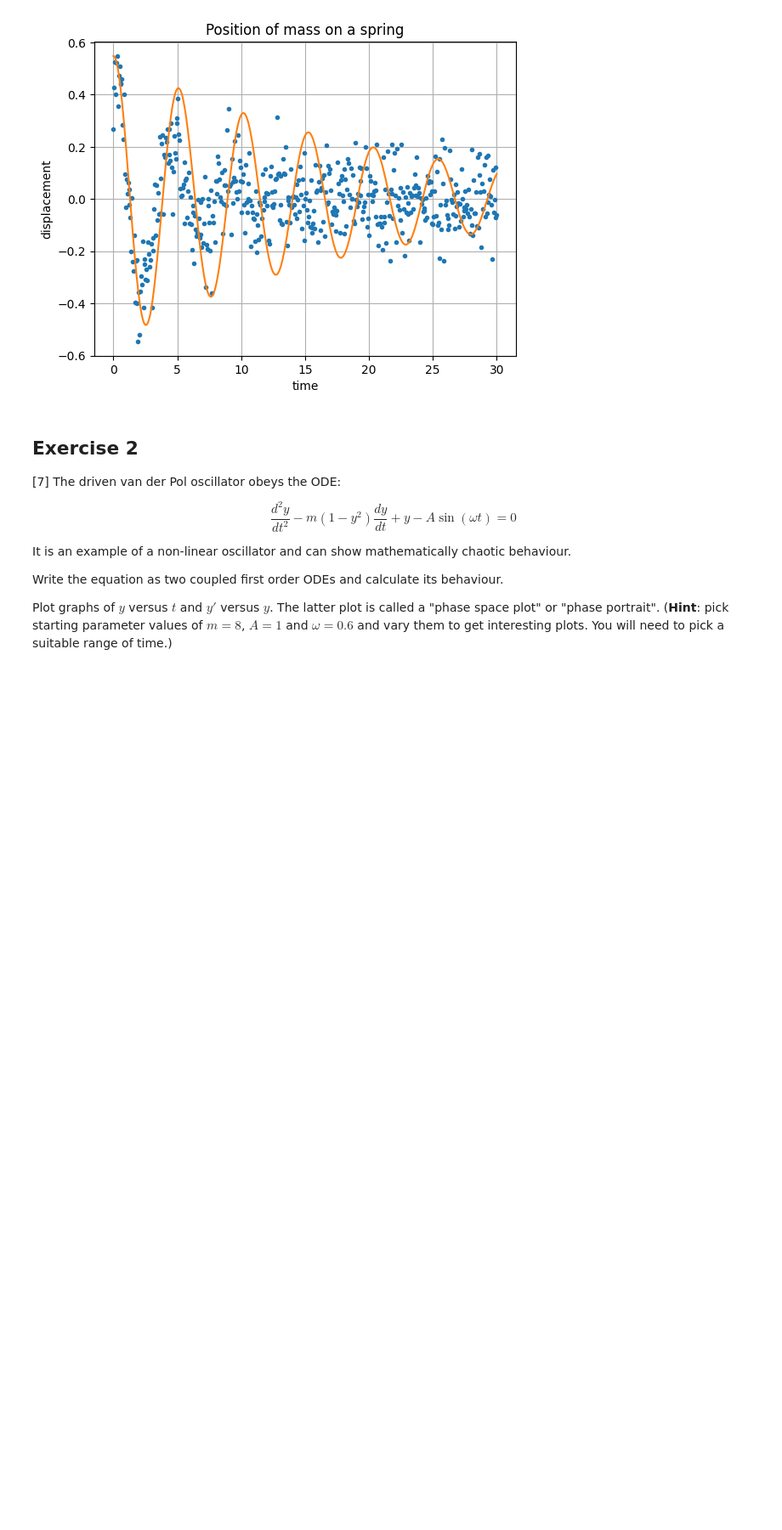
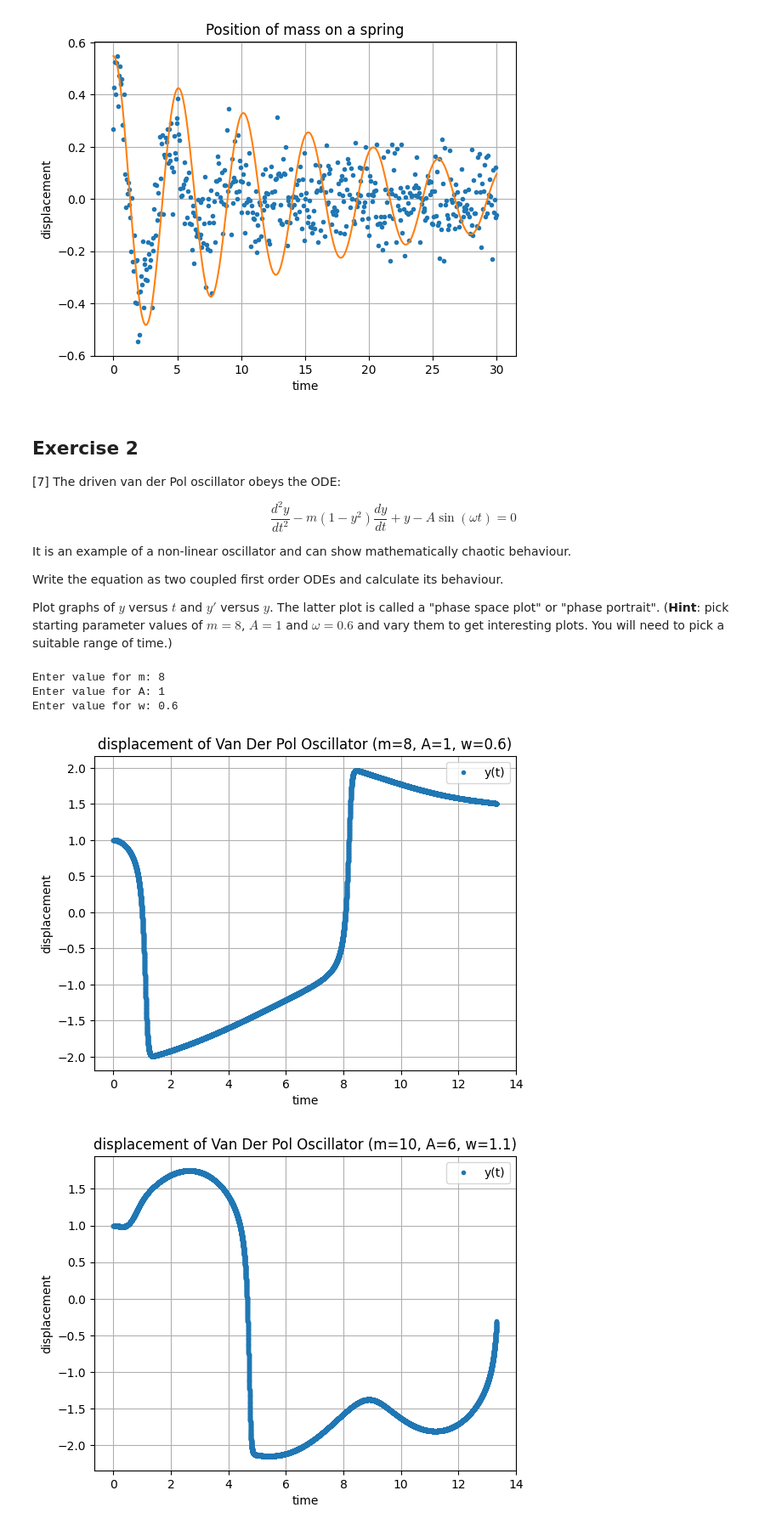
Before and after one commit to PX2145-2025/week-8-b-Brega-Harley, a Jupyter notebook: ODEs.ipynb, the cells around one changed output. Shown at 85% size. Cells and saved outputs as stored; diff of their text form; code cells hidden in the pictures; blank space fills up the shorter version.

```diff
--- a/ODEs.ipynb
+++ b/ODEs.ipynb
@@ -432,3 +432,56 @@ Write the equation as two coupled first order ODEs and calculate its behaviour.
 
 Plot graphs of $y$ versus $t$ and $y'$ versus $y$. The latter plot is called a "phase space plot" or "phase portrait".
 (**Hint**: pick starting parameter values of $m = 8$, $A = 1$ and $\omega = 0.6$ and vary them to get interesting plots. You will need to pick a suitable range of time.)
+# %%
+npts = 20000
+m_str = input("Enter value for m: ")
+A_str = input("Enter value for A: ")
+w_str = input("Enter value for w: ")
+m = float(m_str)
+A = float(A_str)
+w = float(w_str)
+tmax = A*m/w
+
+t = np.linspace(0.0, tmax, npts)
+
+t[0] = 0.0
+
+def f6(y,t,m,A,w):
+  return [y[1],(m*(1-(y[0])**2)*y[1])-y[0] +(A*np.sin(w*t))] #using the formula from the question
+
+y_initial2=np.array([1,0])
+y_odeint1 = odeint(f6, y_initial2, t,args=(m,A,w))
+
+plt.plot(t, y_odeint1[:,0],'.',label='y(t)')
+plt.xlabel('time')
+plt.ylabel('displacement')
+plt.title('displacement of Van Der Pol Oscillator (m=8, A=1, w=0.6)')
+plt.legend()
+plt.grid()
+plt.show()
+
+y_odeint2 = odeint(f6, y_initial2, t,args=(m+2,A+5,w+0.5))
+
+plt.plot(t, y_odeint2[:,0],'.',label='y(t)') #plotting only the first column as we want x, not x'
+plt.xlabel('time')
+plt.ylabel('displacement')
+plt.title('displacement of Van Der Pol Oscillator (m=10, A=6, w=1.1)')
+plt.legend()
+plt.grid()
+plt.show()
+
+y_odeint3 = odeint(f6, y_initial2, t,args=(m-2,A-5,w))
+
+plt.plot(t, y_odeint3[:,0],'.',label='y(t)') #plotting only the first column as we want x, not x'
+plt.xlabel('time')
+plt.ylabel('displacement')
+plt.title('displacement of Van Der Pol Oscillator (m=6, A=-4, w=0.1)')
+plt.legend()
+plt.grid()
+plt.show()
+# %% [output]
+Enter value for m: 8
+Enter value for A: 1
+Enter value for w: 0.6
+[figure, added]
+[figure, added]
```
Also changed, not shown: parts of 1 cell of this notebook.
